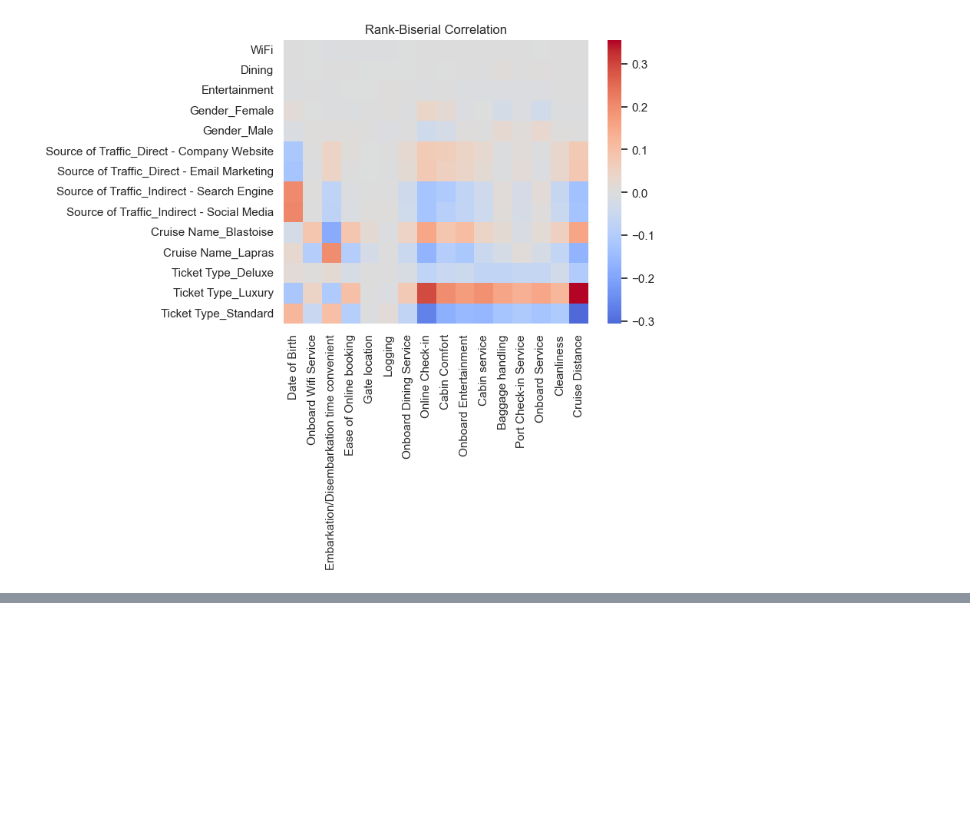
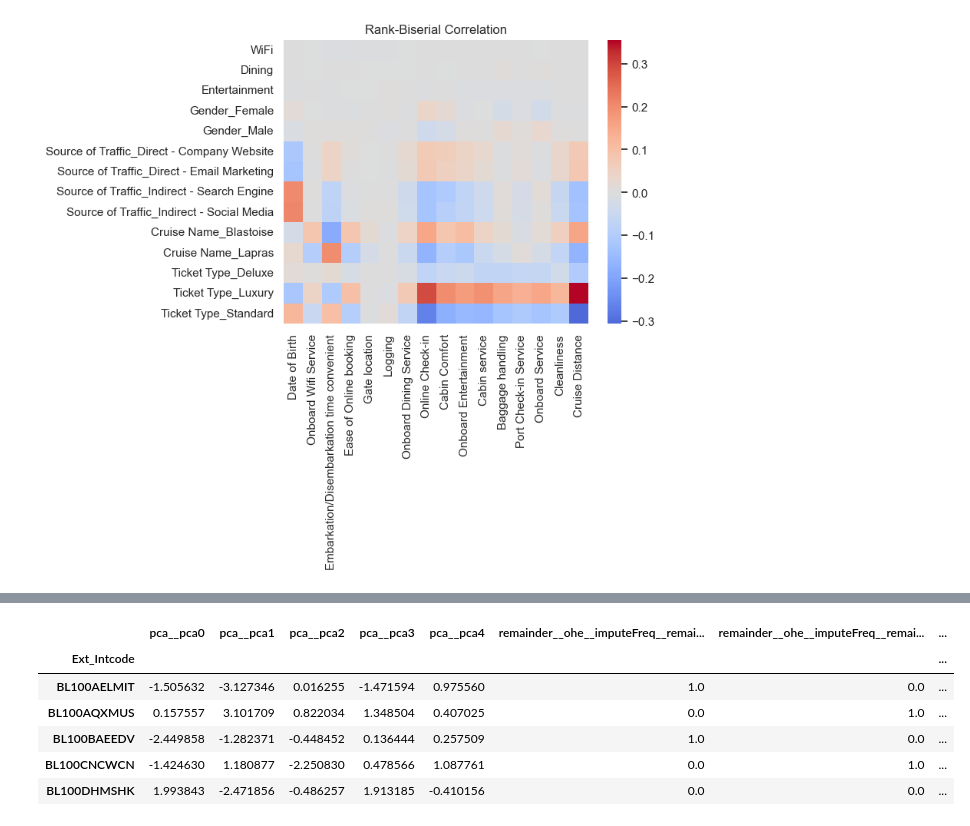
Before and after one commit to BillyLjm/AIAP-15-Assessment, a Jupyter notebook: eda.ipynb, the cells around one changed output, grey strips where cells are left out. Saved outputs shown, nothing was run; the diff lists cells and outputs as text; code cells hidden in the pictures; blank space fills up the shorter version.

```diff
--- a/eda.ipynb
+++ b/eda.ipynb
@@ -493,0 +507,5 @@ Having understood the dataset, we can manually engineer some features to help ou
+# %%
+# transform into feature, target variable
+mask = df['Ticket Type'].notnull()
+y  = df[mask]['Ticket Type']
+X = df[mask].drop(columns=['Ticket Type'])
@@ -493,0 +552,9 @@ Having understood the dataset, we can manually engineer some features to help ou
+# %%
+imputer = ColumnTransformer([
+    ('imputeMean', SimpleImputer(strategy='mean'), make_column_selector(dtype_include=np.number)),
+    ('imputeFreq', SimpleImputer(strategy='most_frequent'), make_column_selector(dtype_exclude=np.number)),
+], remainder='passthrough')
+
+pl = Pipeline([('dropper', dropper), ('imputer', imputer)])
+pl.set_output(transform='pandas')
+pl.fit_transform(X).head()
@@ -493,0 +572,8 @@ Having understood the dataset, we can manually engineer some features to help ou
+# %%
+ohe = ColumnTransformer([
+    ('ohe', OneHotEncoder(drop='if_binary', handle_unknown='ignore', sparse=False), make_column_selector(dtype_include='object')),
+], remainder='passthrough')
+
+pl = Pipeline([('dropper', dropper), ('imputer', imputer), ('ohe', ohe)])
+pl.set_output(transform='pandas')
+pl.fit_transform(X).head()
@@ -493,0 +612,16 @@ Having understood the dataset, we can manually engineer some features to help ou
+# %%
+pca = ColumnTransformer([
+    ('pca', PCA(n_components = 5), ['remainder__imputeMean__remainder__' + i for i in pent_cols]),
+], remainder='passthrough')
+
+pl = Pipeline([('dropper', dropper), ('imputer', imputer), ('ohe', ohe), ('pca', pca)])
+pl.set_output(transform='pandas')
+pl.fit_transform(X).head()
+# %% [output]
+|  | pca__pca0 | pca__pca1 | pca__pca2 | pca__pca3 | pca__pca4 | remainder__ohe__imputeFreq__remai... | remainder__ohe__imputeFreq__remai... | ... |
+| Ext_Intcode |  |  |  |  |  |  |  | ... |
+| BL100AELMIT | -1.505632 | -3.127346 | 0.016255 | -1.471594 | 0.975560 | 1.0 | 0.0 | ... |
+| BL100AQXMUS | 0.157557 | 3.101709 | 0.822034 | 1.348504 | 0.407025 | 0.0 | 1.0 | ... |
+| BL100BAEEDV | -2.449858 | -1.282371 | -0.448452 | 0.136444 | 0.257509 | 1.0 | 0.0 | ... |
+| BL100CNCWCN | -1.424630 | 1.180877 | -2.250830 | 0.478566 | 1.087761 | 0.0 | 1.0 | ... |
+| BL100DHMSHK | 1.993843 | -2.471856 | -0.486257 | 1.913185 | -0.410156 | 0.0 | 0.0 | ... |
```
Also changed, not shown: parts of 31 cells of this notebook, 11 other files.
